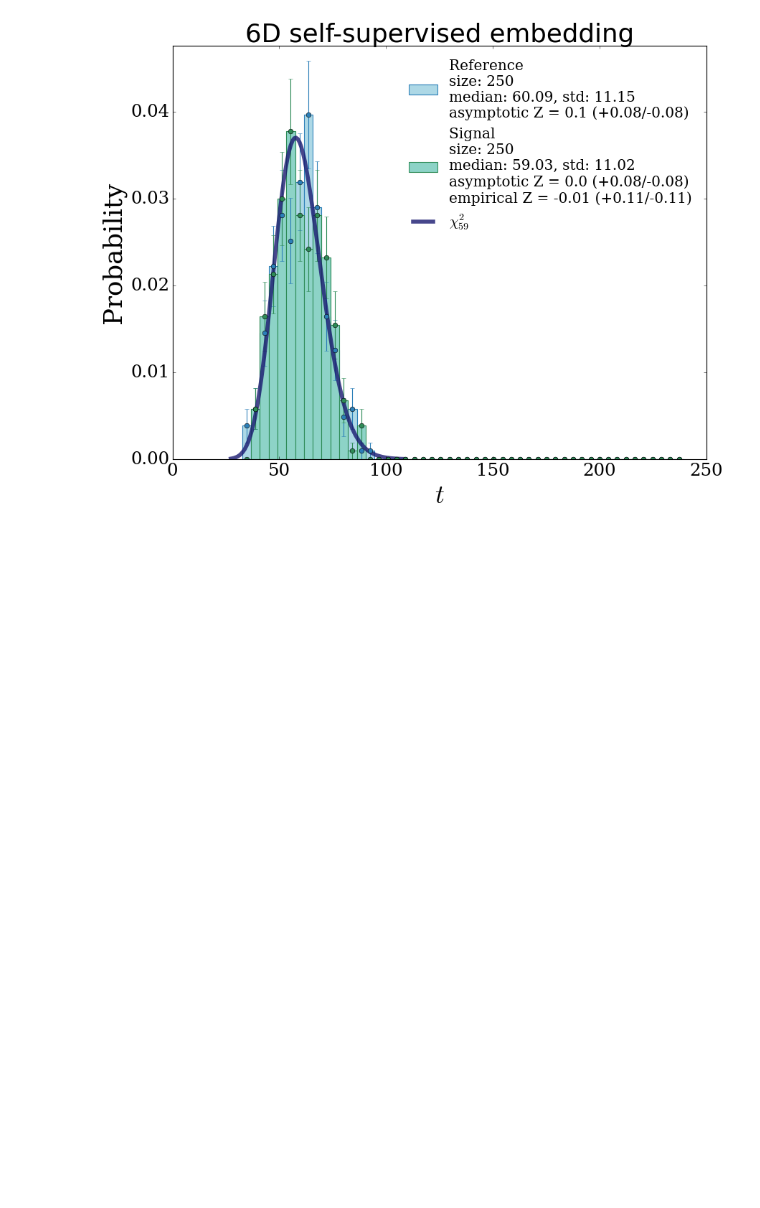
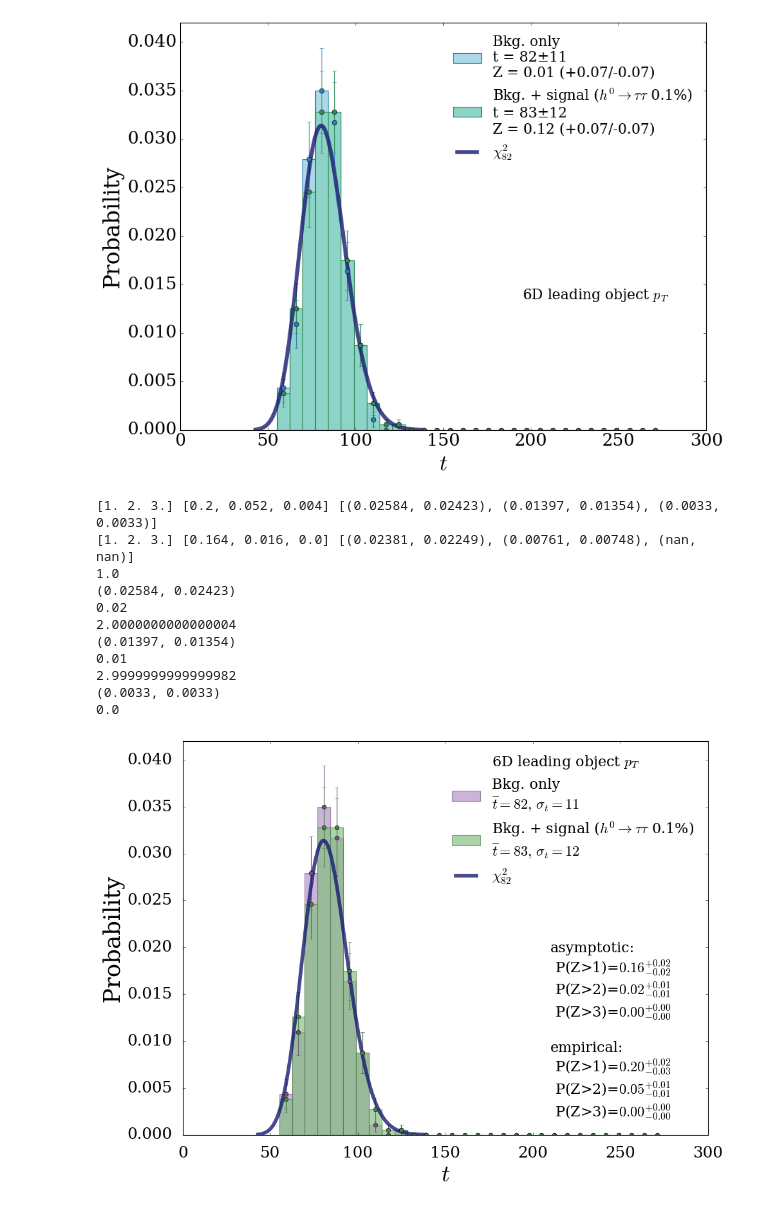
Before and after one commit to ksmetzger/cl4ad, a Jupyter notebook: nplm/analyse-output.ipynb, the cells around one changed output. Drawn from its saved outputs; the diff is of its cells as text; code cells hidden in the pictures; blank space fills up the shorter version.

Commit message:
NPLM plotting

```diff
--- a/nplm/analyse-output.ipynb
+++ b/nplm/analyse-output.ipynb
@@ -208,24 +374,29 @@ def Plot_Percentiles_ref(tvalues_check, dof, patience=1, title='', wc=None, ymax
 # %%
 cwd = os.getcwd()
 #folder = "out\_SIG-4_NR10000_NB1000_NS10_M1000_lam1e-06_iter1000000"
+#folder = "out\_SIG-4_NR1000000_NB100000_NS1000_M1000_lam1e-06_iter1000000_6Dmet2part1jet"
+#folder = "out\_SIG-4_NR1000000_NB100000_NS1000_M1000_lam1e-06_iter1000000_250toys"
 #folder = "out\\runs247\_SIG-4_NR100000_NB10000_NS100_M1000_lam1e-06_iter1000000"
 #folder = "out\_SIG-4_NR100000_NB10000_NS100_M1000_lam1e-06_iter1000000"
 #folder = "out\\runs247\_SIG-4_NR1000000_NB100000_NS1000_M1000_lam1e-06_iter1000000"
-#folder = "out\_SIG-4_NR1000000_NB100000_NS1000_M1000_lam1e-06_iter1000000"
+#folder = "out\_SIG-7_NR1000000_NB100000_NS500_M1000_lam1e-06_iter1000000"
 #folder = "out\\runs247\_SIG-4_NR2000000_NB200000_NS200_M1000_lam1e-06_iter1000000"
 #folder = "out\\runs249\_SIG-4_NR1000000_NB100000_NS1000_M1000_lam1e-06_iter1000000"
-#folder = "out\\runs249\_SIG-7_NR1000000_NB100000_NS1000_M1000_lam1e-06_iter1000000"
+#folder = "out\\runs249\_SIG-4_NR1000000_NB100000_NS200_M1000_lam1e-06_iter1000000"
+#folder = "out\\runs249\_SIG-4_NR1000000_NB100000_NS1000_M1000_lam1e-06_iter1000000"
 #folder = "out\\runs159\_SIG-4_NR1000000_NB100000_NS1000_M1000_lam1e-06_iter1000000"
-folder = "out\\runs249\_SIG-7_NR1000000_NB100000_NS200_M1000_lam1e-06_iter1000000"
+#folder = "out\\runs249\_SIG-7_NR1000000_NB100000_NS200_M1000_lam1e-06_iter1000000"
 #folder = "out\\runs316\_SIG-4_NR1000000_NB100000_NS1000_M1000_lam1e-06_iter1000000"
 #folder = "out\\runs316\_SIG-5_NR1000000_NB100000_NS5000_M1000_lam1e-06_iter1000000"
 #folder = "out\\runs250\_SIG-5_NR1000000_NB100000_NS1000_M1000_lam1e-06_iter1000000"
 #folder = "out\\runs249\_SIG-6_NR1000000_NB100000_NS1000_M1000_lam1e-06_iter1000000"
-#folder = "out\\runs249\_SIG-5_NR1000000_NB100000_NS200_M1000_lam1e-06_iter1000000"
+#folder = "out\\runs249\_SIG-7_NR1000000_NB100000_NS1000_M1000_lam1e-06_iter1000000"
+
+folder = "out\\6Dleadingobject\_SIG-7_NR1000000_NB100000_NS100_M1000_lam1e-06_iter1000000"
 path = os.path.join(cwd,folder)
 print(path)
 
 t0 = np.load(path+"\\t0.npy")
 t1 = np.load(path+"\\t1.npy")
-title = '6D self-supervised embedding'
+#title = "6D self-supervised SimCLR embedding"
 # %% [output]
@@ -233,11 +404,28 @@ C:\Users\Kyle\OneDrive\Transfer Master project\orca_fork\cl4ad\nplm\out\runs249\
 # %%
 df = np.mean(t0)
 xmax = np.max(t1)+150
 xmin = np.min(t0)
-z_as, z_em, p_as = plot_2distribution(t0, t1, df, xmin=xmin, xmax=xmax, ymax=None, nbins=50,
-                   save=False, output_path='', label1="Reference", label2="Signal", save_name='', print_Zscore=True, title=title)
+signal_type = 7 #Signal type (see signal_type_dict)
+injection_rate = 0.1 #Signal injection in percent
+embedding_type = r"6D leading object $p_T$" # 6D self-supervised , 6D supervised , 57D source, r"6D leading object $p_T$"
+save_name = f"SIG{signal_type}-{injection_rate*1000}-6DleadingobjectpT"
+z_as, z_em, p_as = plot_2distribution(t0, t1, df, xmin=xmin, xmax=xmax, ymax=None, nbins=30,
+                   save=False, output_path='savefigs_paper', label1="Bkg. only", label2="Bkg. + signal", save_name=save_name, print_Zscore=True, signal_type=signal_type, injection_ratio=injection_rate, embedding_type=embedding_type)
+_, _ = plot_2distribution_new(t0, t1, df, xmin=xmin, xmax=xmax, ymax=None, nbins=30, return_power=True, save=True, output_path='savefigs_paper', label1="Bkg. only", label2="Bkg. + signal", save_name=save_name, print_Zscore=True, signal_type=signal_type, injection_ratio=injection_rate, embedding_type=embedding_type)
 # %% [output]
-[figure, old version]
+[figure, new version]
+[1. 2. 3.] [0.2, 0.052, 0.004] [(0.02584, 0.02423), (0.01397, 0.01354), (0.0033, 0.0033)]
+[1. 2. 3.] [0.164, 0.016, 0.0] [(0.02381, 0.02249), (0.00761, 0.00748), (nan, nan)]
+1.0
+(0.02584, 0.02423)
+0.02
+2.0000000000000004
+(0.01397, 0.01354)
+0.01
+2.9999999999999982
+(0.0033, 0.0033)
+0.0
+[figure, added]
 # %%
 print(f"Z-score asymptotic: {z_as[0],z_as[1]-z_as[0],z_as[0]-z_as[2]}")
 print(f"Z-score empirical: {z_em[0],z_em[1]-z_em[0],z_em[0]-z_em[2]}")
```
Also changed, not shown: parts of 4 cells of this notebook, 7 other files.
